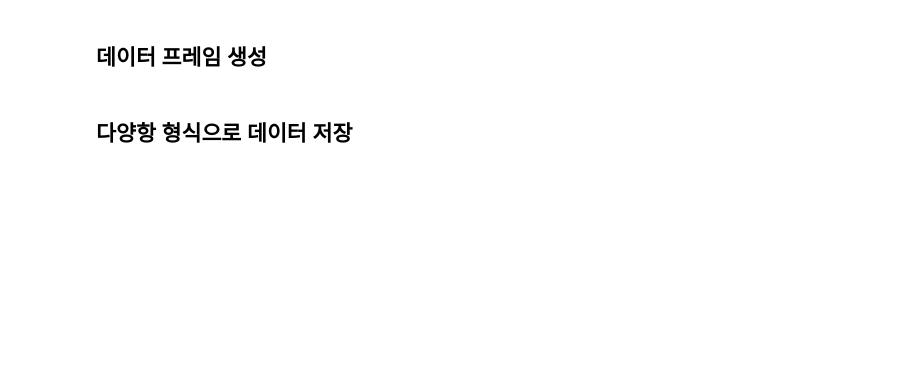
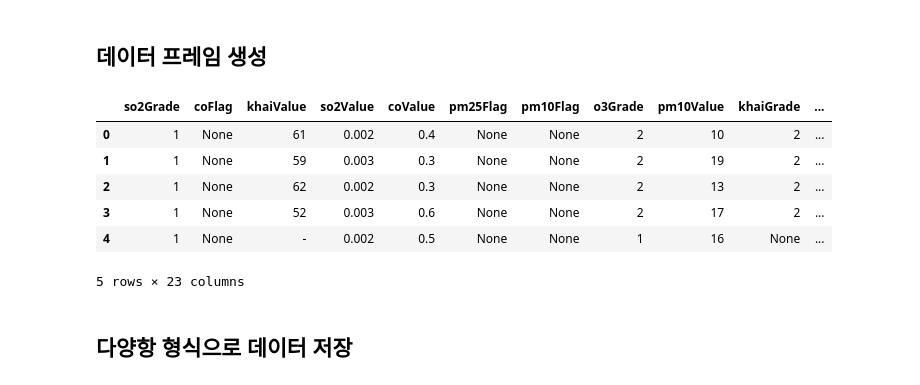
Before and after one commit to iam149cm/Data-Analysis-with-Open-Source, a Jupyter notebook: 오픈소스_데이터_분석_5강.ipynb, the cells around one changed output. Drawn from its saved outputs; the diff is of its cells as text; code cells hidden in the pictures; blank space fills up the shorter version.

```diff
--- a/오픈소스_데이터_분석_5강.ipynb
+++ b/오픈소스_데이터_분석_5강.ipynb
@@ -139,8 +164,8 @@ data = {
 # %%
 import requests
 
-url = "http://apis.data.go.kr/B552584/ArpltnInforInqireSvc/getMinuDustFrcstDspth"
-api_key = '[발급받은 인증키]'
+url = "http://apis.data.go.kr/B552584/ArpltnInforInqireSvc/getCtprvnRltmMesureDnsty"
+api_key = ''
 
 params = {
     'serviceKey': api_key,
@@ -155,3 +180,4 @@ params = {
 response = requests.get(url, params=params)
 
 ## 호출 성공/실패 출력
+response.json()
@@ -160,7 +204,20 @@ response = requests.get(url, params=params)
 # %%
 import pandas as pd
 
 ## requests로부터 response, body, item 항목 읽기
+data = response.json()['response']['body']['items']
+df = pd.DataFrame(data)
+df.head()
+
+# df['pm25Grade']
+# %% [output]
+|  | so2Grade | coFlag | khaiValue | so2Value | coValue | pm25Flag | pm10Flag | o3Grade | pm10Value | khaiGrade | ... |
+| 0 | 1 | None | 61 | 0.002 | 0.4 | None | None | 2 | 10 | 2 | ... |
+| 1 | 1 | None | 59 | 0.003 | 0.3 | None | None | 2 | 19 | 2 | ... |
+| 2 | 1 | None | 62 | 0.002 | 0.3 | None | None | 2 | 13 | 2 | ... |
+| 3 | 1 | None | 52 | 0.003 | 0.6 | None | None | 2 | 17 | 2 | ... |
+| 4 | 1 | None | - | 0.002 | 0.5 | None | None | 1 | 16 | None | ... |
+5 rows × 23 columns
 # %% [markdown]
 ## 다양항 형식으로 데이터 저장
 # %%
```
Also changed, not shown: parts of 3 cells of this notebook.
